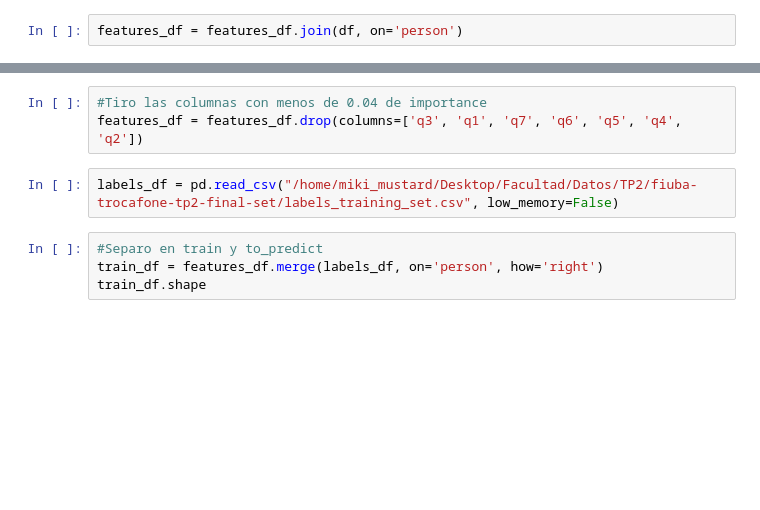
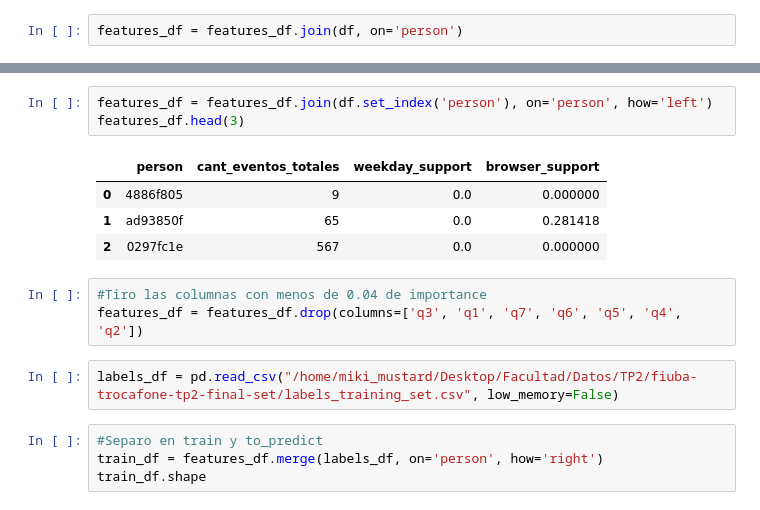
Before and after one commit to rozanecm/7506_ml, a Jupyter notebook: Forma2/SVM.ipynb, the cells around one changed output, grey strips where cells are left out. Drawn from its saved outputs; the diff is of its cells as text; blank space fills up the shorter version.

```diff
--- a/Forma2/SVM.ipynb
+++ b/Forma2/SVM.ipynb
@@ -132,3 +239,11 @@ features_df = features_df.join(df, on='person')
+# %%
+features_df = features_df.join(df.set_index('person'), on='person', how='left')
+features_df.head(3)
+# %% [output]
+|  | person | cant_eventos_totales | weekday_support | browser_support |
+| 0 | 4886f805 | 9 | 0.0 | 0.000000 |
+| 1 | ad93850f | 65 | 0.0 | 0.281418 |
+| 2 | 0297fc1e | 567 | 0.0 | 0.000000 |
 # %%
 #Tiro las columnas con menos de 0.04 de importance
 features_df = features_df.drop(columns=['q3', 'q1', 'q7', 'q6', 'q5', 'q4', 'q2'])
```
Also changed, not shown: parts of 42 cells of this notebook, 2 other files.
